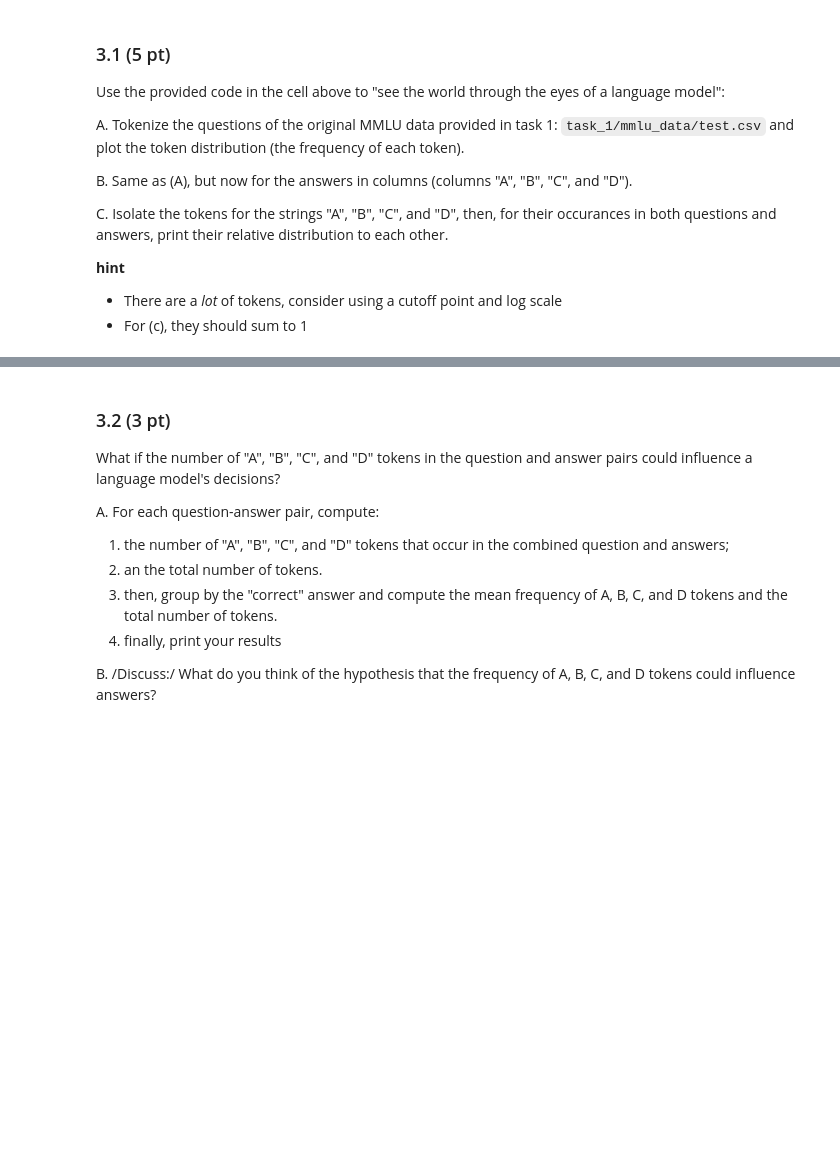
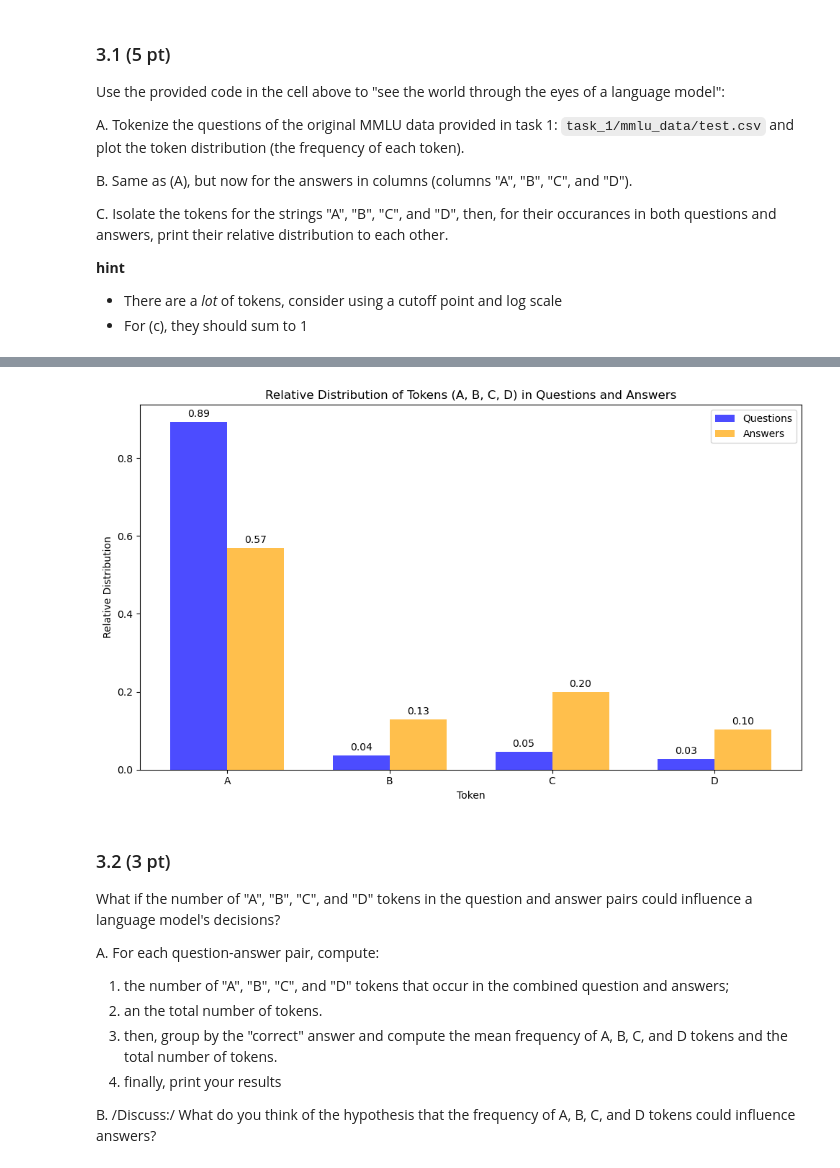
Before and after one commit to Jvviragine/data_analysis_um_course, a Jupyter notebook: data_clinics/clinic1/JV_Data_Clinic_1.ipynb, the cells around one changed output, grey strips where cells are left out. Saved outputs shown, nothing was run; the diff lists cells and outputs as text; code cells hidden in the pictures; blank space fills up the shorter version.

```diff
--- a/data_clinics/clinic1/JV_Data_Clinic_1.ipynb
+++ b/data_clinics/clinic1/JV_Data_Clinic_1.ipynb
@@ -1636,3 +1928,39 @@ C. Isolate the tokens for the strings "A", "B", "C", and "D", then, for their oc
+# %%
+# Prepare data for visualization
+categories = ["A", "B", "C", "D"]
+question_values = [question_relative_distribution[cat] for cat in categories]
+answer_values = [answer_relative_distribution[cat] for cat in categories]
+
+x = np.arange(len(categories))  # the label locations
+width = 0.35  # the width of the bars
+
+# Create a grouped bar chart
+fig, ax = plt.subplots(figsize=(10, 6))
+bars1 = ax.bar(x - width/2, question_values, width, label='Questions', color='blue', alpha=0.7)
+bars2 = ax.bar(x + width/2, answer_values, width, label='Answers', color='orange', alpha=0.7)
+
+# Add labels, title, and legend
+ax.set_xlabel('Token')
+ax.set_ylabel('Relative Distribution')
+ax.set_title('Relative Distribution of Tokens (A, B, C, D) in Questions and Answers')
+ax.set_xticks(x)
+ax.set_xticklabels(categories)
+ax.legend()
+
+# Add values on top of bars
+for bars in [bars1, bars2]:
+    for bar in bars:
+        height = bar.get_height()
+        ax.annotate(f'{height:.2f}',
+                    xy=(bar.get_x() + bar.get_width() / 2, height),
+                    xytext=(0, 3),  # offset text by 3 points
+                    textcoords="offset points",
+                    ha='center', va='bottom')
+
+plt.tight_layout()
+plt.show()
+# %% [output]
+[figure, added]
 # %% [markdown]
 ### 3.2 (3 pt)
 
```
Also changed, not shown: parts of 12 cells of this notebook.
